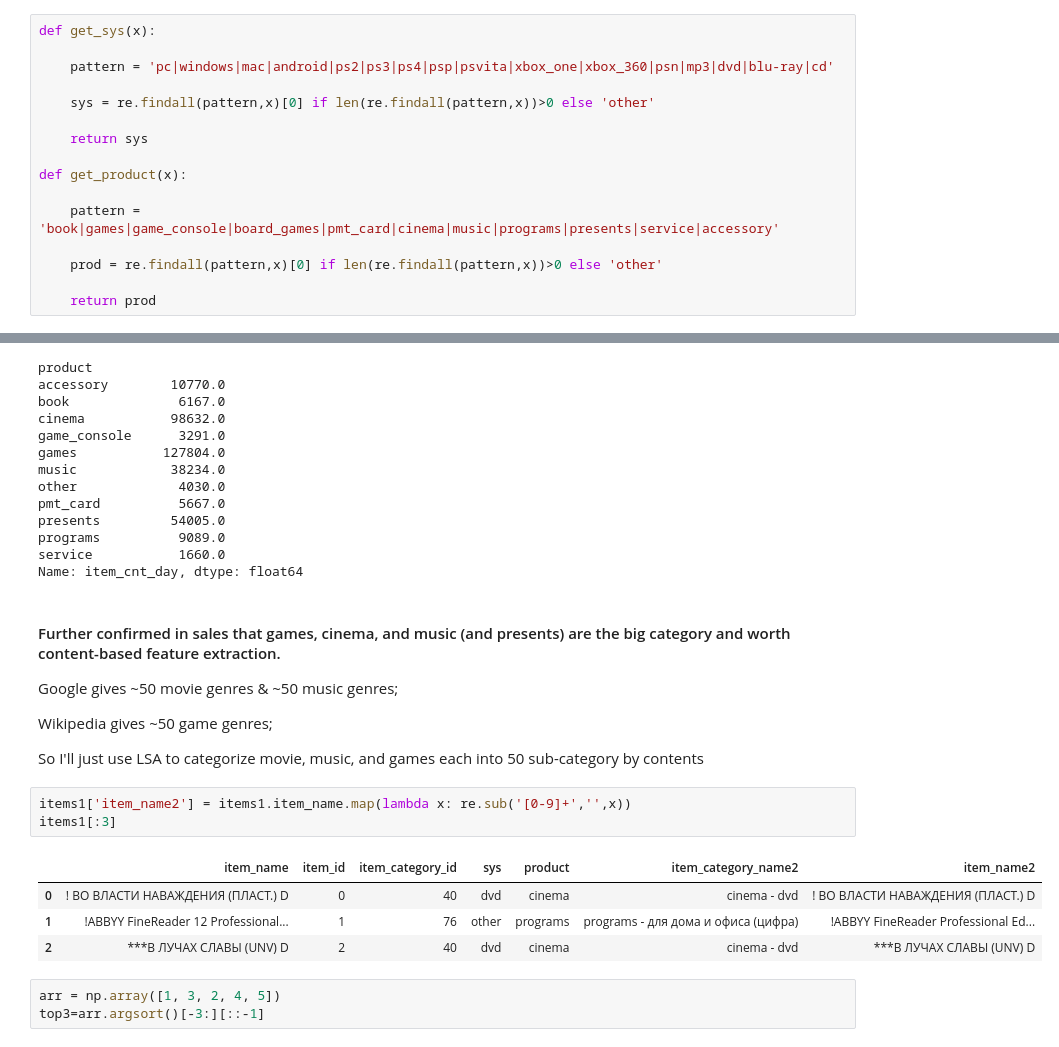
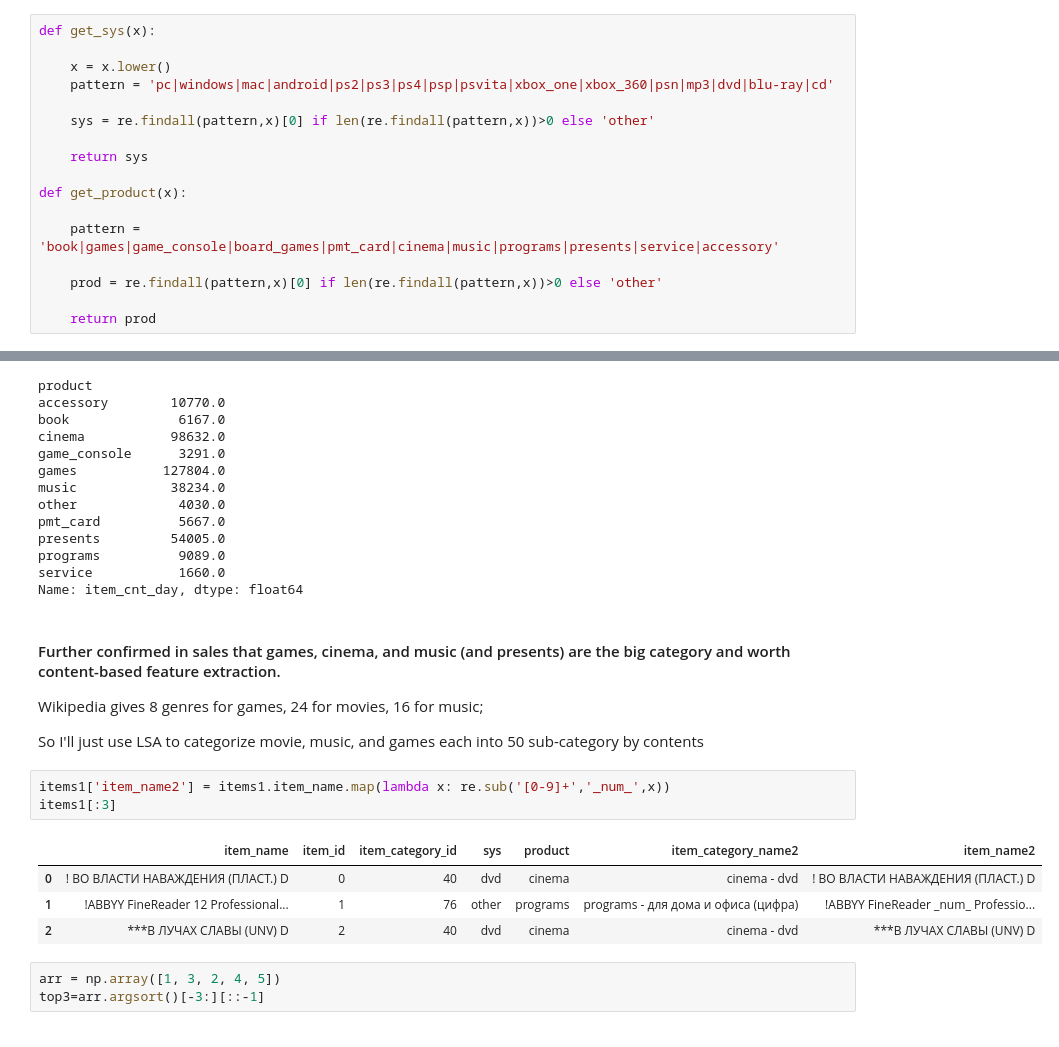
Before and after one commit to xiaoyu7016/my_kaggle, a Jupyter notebook: course/script/2018.10.17 - Explore text features.ipynb, the cells around one changed output, grey strips where cells are left out. Saved outputs shown, nothing was run; the diff lists cells and outputs as text.

```diff
--- a/course/script/2018.10.17 - Explore text features.ipynb
+++ b/course/script/2018.10.17 - Explore text features.ipynb
@@ -64,6 +75,7 @@ def normalize_cat_name(x):
 # %%
 def get_sys(x):
 
+    x = x.lower()
     pattern = 'pc|windows|mac|android|ps2|ps3|ps4|psp|psvita|xbox_one|xbox_360|psn|mp3|dvd|blu-ray|cd'
 
     sys = re.findall(pattern,x)[0] if len(re.findall(pattern,x))>0 else 'other'
@@ -208,18 +211,16 @@ Name: item_cnt_day, dtype: float64
 # %% [markdown]
 #### Further confirmed in sales that games, cinema, and music (and presents) are the big category and worth content-based feature extraction.
 
-Google gives ~50 movie genres & ~50 music genres;
-
-Wikipedia gives ~50 game genres;
+Wikipedia gives 8 genres for games, 24 for movies, 16 for music;
 
 So I'll just use LSA to categorize movie, music, and games each into 50 sub-category by contents
 # %%
-items1['item_name2'] = items1.item_name.map(lambda x: re.sub('[0-9]+','',x))
+items1['item_name2'] = items1.item_name.map(lambda x: re.sub('[0-9]+','_num_',x))
 items1[:3]
 # %% [output]
 |  | item_name | item_id | item_category_id | sys | product | item_category_name2 | item_name2 |
 | 0 | ! ВО ВЛАСТИ НАВАЖДЕНИЯ (ПЛАСТ.) D | 0 | 40 | dvd | cinema | cinema - dvd | ! ВО ВЛАСТИ НАВАЖДЕНИЯ (ПЛАСТ.) D |
-| 1 | !ABBYY FineReader 12 Professional... | 1 | 76 | other | programs | programs - для дома и офиса (цифра) | !ABBYY FineReader Professional Ed... |
+| 1 | !ABBYY FineReader 12 Professional... | 1 | 76 | other | programs | programs - для дома и офиса (цифра) | !ABBYY FineReader _num_ Professio... |
 | 2 | ***В ЛУЧАХ СЛАВЫ (UNV) D | 2 | 40 | dvd | cinema | cinema - dvd | ***В ЛУЧАХ СЛАВЫ (UNV) D |
 # %%
 arr = np.array([1, 3, 2, 4, 5])
```
Also changed, not shown: parts of 27 cells of this notebook.
